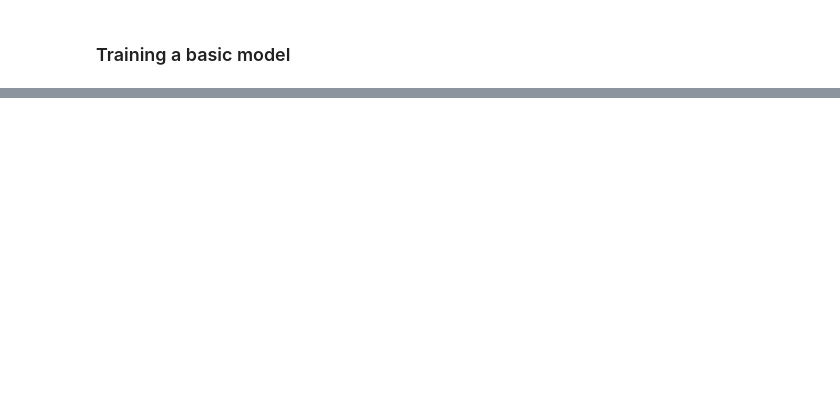
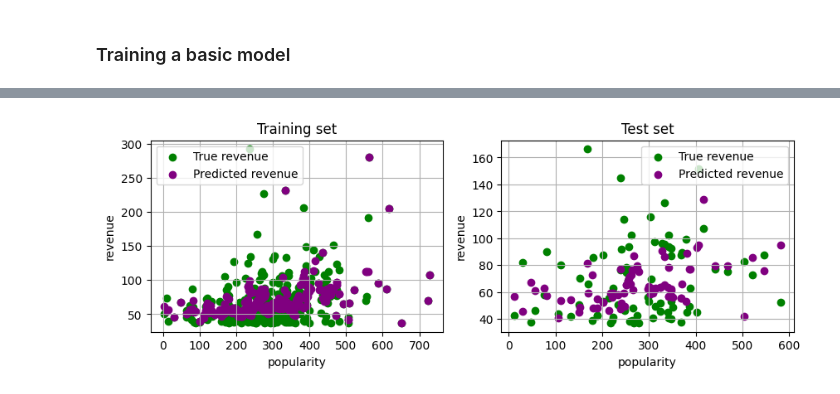
Before and after one commit to Seyoooo/SMLproject, a Jupyter notebook: initial_training.ipynb, the cells around one changed output, grey strips where cells are left out. Cells and saved outputs as stored; diff of their text form; code cells hidden in the pictures; blank space fills up the shorter version.

```diff
--- a/initial_training.ipynb
+++ b/initial_training.ipynb
@@ -93,0 +97,2 @@ plt.show()
+# %%
+i = 0
@@ -93,0 +237,23 @@ plt.show()
+# %%
+f, ax = plt.subplots(1, 2,figsize=(10, 3))
+ax[0].scatter(X_train['top_cast_popularity'], y_train, color='green')
+ax[0].scatter(X_train['top_cast_popularity'], reg.predict(X_train), color='purple')
+ax[0].set_title('Training set')
+ax[0].set_xlabel('popularity')
+ax[0].set_ylabel('revenue')
+ax[0].legend(['True revenue', 'Predicted revenue'])
+ax[0].grid()
+ax[1].scatter(X_test['top_cast_popularity'], y_test, color='green')
+ax[1].scatter(X_test['top_cast_popularity'], reg.predict(X_test), color='purple')
+ax[1].set_title('Test set')
+ax[1].set_xlabel('popularity')
+ax[1].set_ylabel('revenue')
+ax[1].legend(['True revenue', 'Predicted revenue'])
+ax[1].grid()
+
+plt.show()
+
+# plt.scatter(X_train, y_train, color='green')
+# plt.scatter(X_train, reg.predict(X_train), color='purple')
+# %% [output]
+[figure, added]
```
Also changed, not shown: parts of 13 cells of this notebook, 1 other file.
